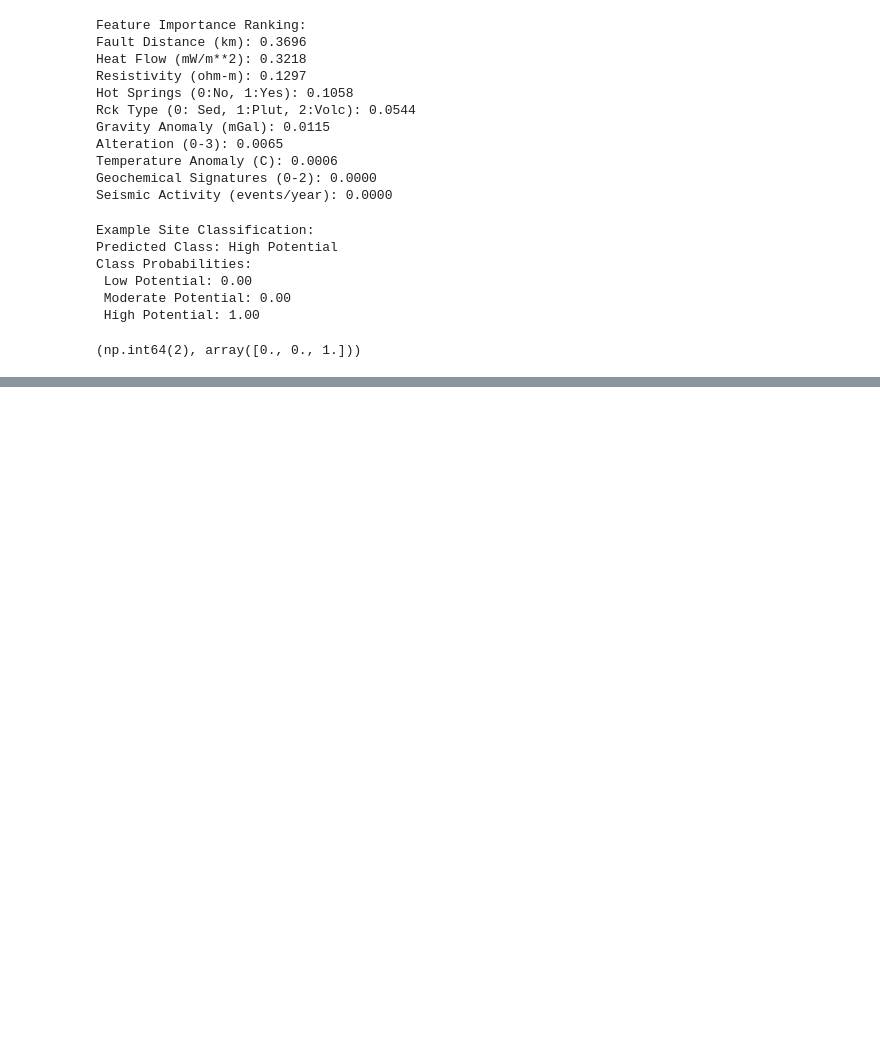
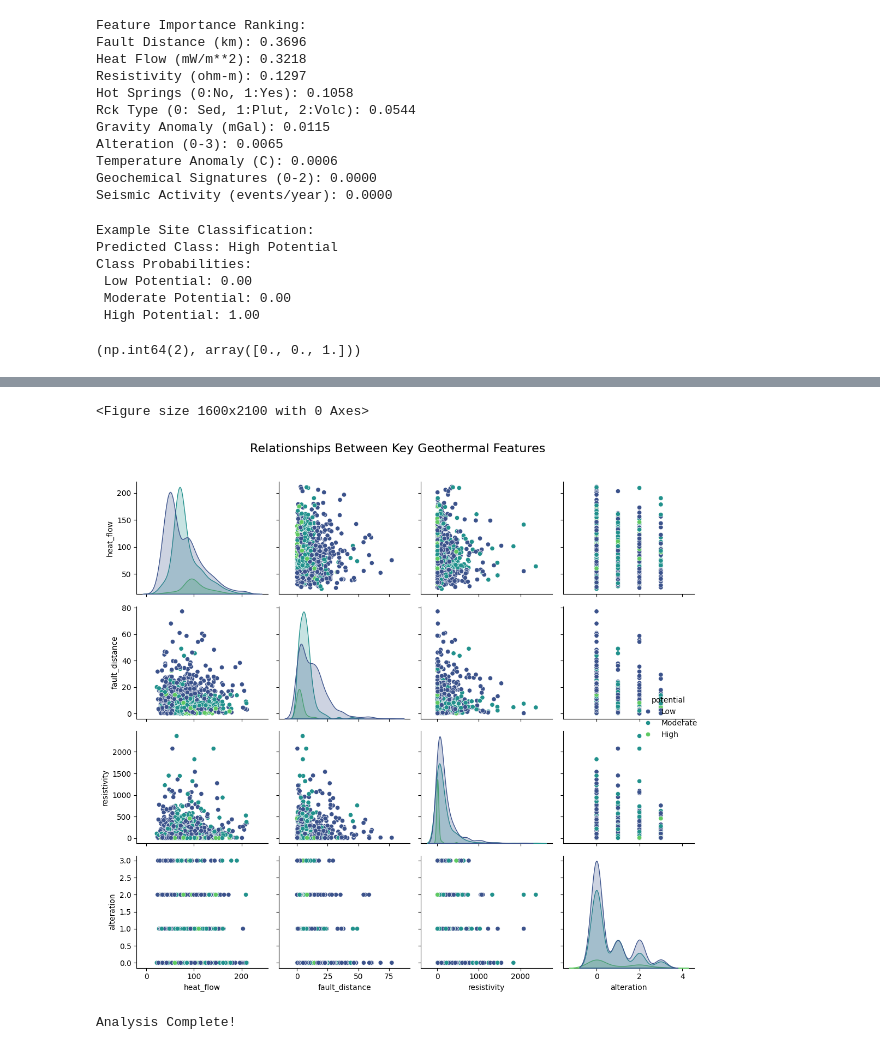
Before and after one commit to ced-sys/.py, a Jupyter notebook: GeoThermoAI(Draft).ipynb, the cells around one changed output, grey strips where cells are left out. Saved outputs shown, nothing was run; the diff lists cells and outputs as text; code cells hidden in the pictures; blank space fills up the shorter version.

```diff
--- a/GeoThermoAI(Draft).ipynb
+++ b/GeoThermoAI(Draft).ipynb
@@ -444,0 +600,21 @@ Class Probabilities:
+# %%
+#Create scatter plot matri for selected features
+selected_features=['heat_flow', 'fault_distance', 'resistivity', 'alteration']
+selected_features_names=[feature_names[X.columns.get_loc(feat)] for feat in selected_features]
+# %%
+#Createa subset o the data
+plot_data=X[selected_features].copy()
+plot_data['potential']=y_names
+# %%
+plt.figure(figsize=(16, 21))
+sns.pairplot(plot_data, hue='potential', palette='viridis')
+plt.suptitle('Relationships Between Key Geothermal Features', y=1.02, fontsize=16)
+plt.tight_layout()
+plt.show()
+# %% [output]
+<Figure size 1600x2100 with 0 Axes>
+[figure, added]
+# %%
+print("\nAnalysis Complete!")
+# %% [output]
+Analysis Complete!
```
Also changed, not shown: parts of 7 cells of this notebook.
